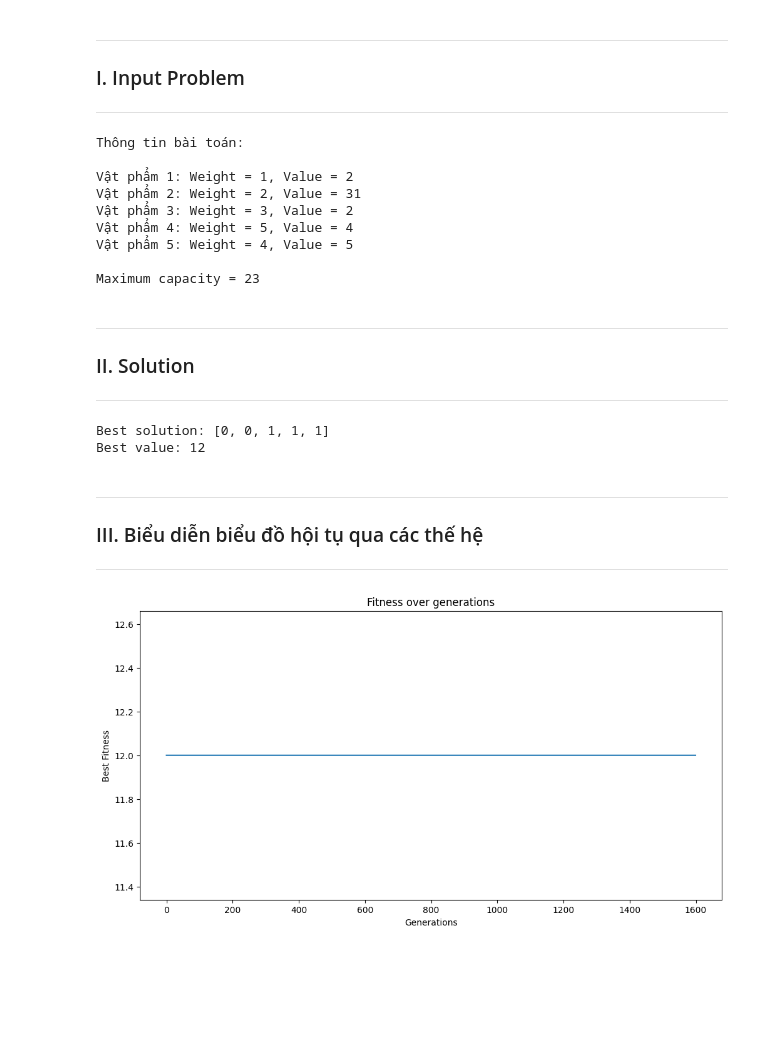
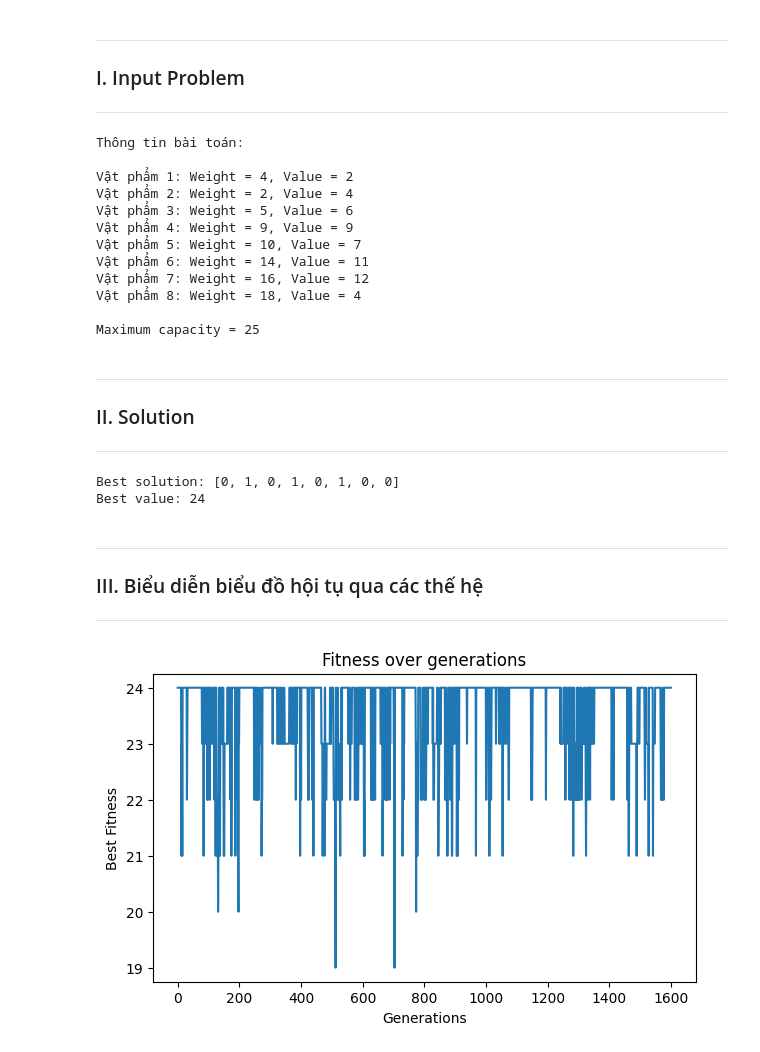
Before and after one commit to Avcuongy/Knapsack-Problem-Genetic-Algorithm, a Jupyter notebook: Knapsack (GA)/Solution.ipynb, the cells around one changed output. Cells and saved outputs as stored; diff of their text form; code cells hidden in the pictures; blank space fills up the shorter version.

```diff
--- a/Knapsack (GA)/Solution.ipynb
+++ b/Knapsack (GA)/Solution.ipynb
@@ -30,18 +9,21 @@ def get_info():
 
 ---
 # %%
-items, max_capacity = get_user_input()
-get_info()
+g.items, g.max_capacity = g.get_user_input()
+g.get_info()
 # %% [output]
 Thông tin bài toán:
 
-Vật phẩm 1: Weight = 1, Value = 2
-Vật phẩm 2: Weight = 2, Value = 31
-Vật phẩm 3: Weight = 3, Value = 2
-Vật phẩm 4: Weight = 5, Value = 4
-Vật phẩm 5: Weight = 4, Value = 5
+Vật phẩm 1: Weight = 4, Value = 2
+Vật phẩm 2: Weight = 2, Value = 4
+Vật phẩm 3: Weight = 5, Value = 6
+Vật phẩm 4: Weight = 9, Value = 9
+Vật phẩm 5: Weight = 10, Value = 7
+Vật phẩm 6: Weight = 14, Value = 11
+Vật phẩm 7: Weight = 16, Value = 12
+Vật phẩm 8: Weight = 18, Value = 4
 
-Maximum capacity = 23
+Maximum capacity = 25
 # %% [markdown]
 ---
 
@@ -49,12 +31,12 @@ Maximum capacity = 23
 
 ---
 # %%
-best_solution, best_value = genetic_algorithm()
+best_solution, best_value = g.genetic_algorithm()
 print("Best solution:", best_solution)
 print("Best value:", best_value)
 # %% [output]
-Best solution: [0, 0, 1, 1, 1]
-Best value: 12
+Best solution: [0, 1, 0, 1, 0, 1, 0, 0]
+Best value: 24
 # %% [markdown]
 ---
 
@@ -64,11 +46,11 @@ Best value: 12
 # %%
 import matplotlib.pyplot as plt
 
-plt.figure(figsize=(12,6))
-plt.plot(fitness_history)
+plt.figure(figsize=(7,4))
+plt.plot(g.fitness_history)
 plt.title('Fitness over generations')
 plt.xlabel('Generations')
 plt.ylabel('Best Fitness')
 plt.show()
 # %% [output]
-[figure, old version]
+[figure, new version]
```
Also changed, not shown: parts of 5 cells of this notebook, 4 other files.
